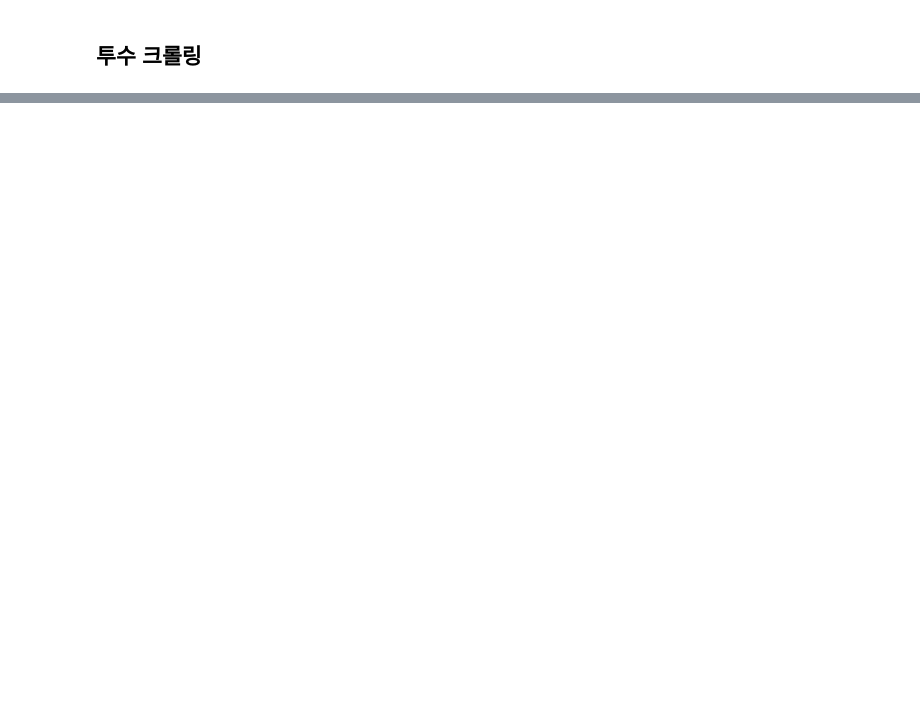
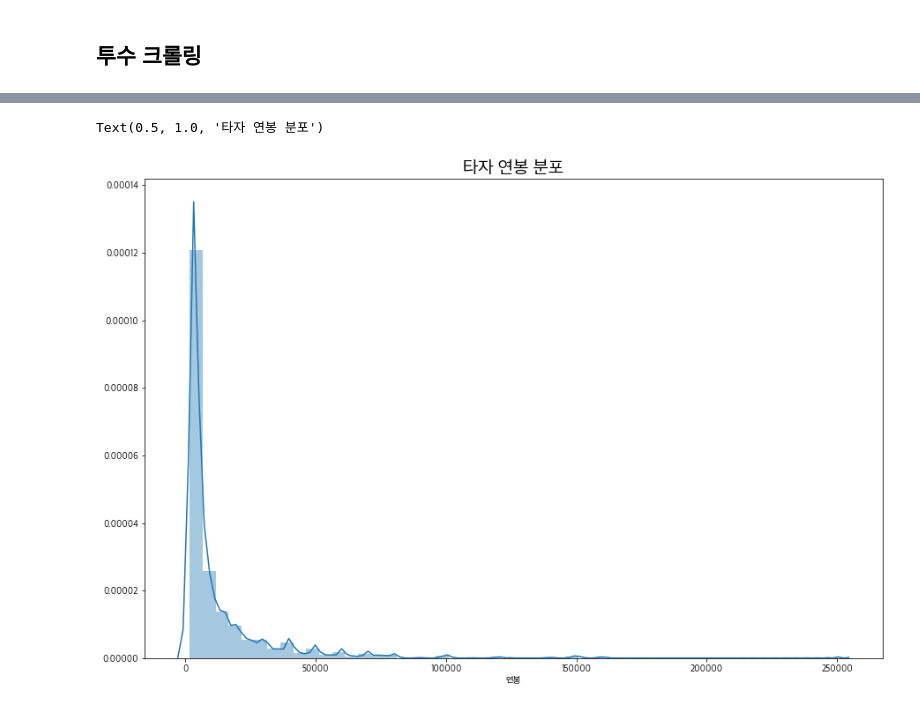
Before and after one commit to YooGunWook/Human_Resource_Data_Analysis, a Jupyter notebook: 인사빅데이터분석법_프로야구 선수 연봉 예측.ipynb, the cells around one changed output, grey strips where cells are left out. Saved outputs shown, nothing was run; the diff lists cells and outputs as text; code cells hidden in the pictures; blank space fills up the shorter version.

```diff
--- a/인사빅데이터분석법_프로야구 선수 연봉 예측.ipynb
+++ b/인사빅데이터분석법_프로야구 선수 연봉 예측.ipynb
@@ -156,0 +636,8 @@ AttributeError: 'int' object has no attribute 'text'
+# %%
+# 약간의 왜곡이 보인다. 정규분포화 시켜준다
+plt.figure(figsize = (15,10),facecolor = 'white')
+sns.distplot(hitter['연봉'])
+plt.title('타자 연봉 분포', fontsize= 20)
+# %% [output]
+Text(0.5, 1.0, '타자 연봉 분포')
+[figure, added]
```
Also changed, not shown: parts of 90 cells of this notebook, 7 other files.
